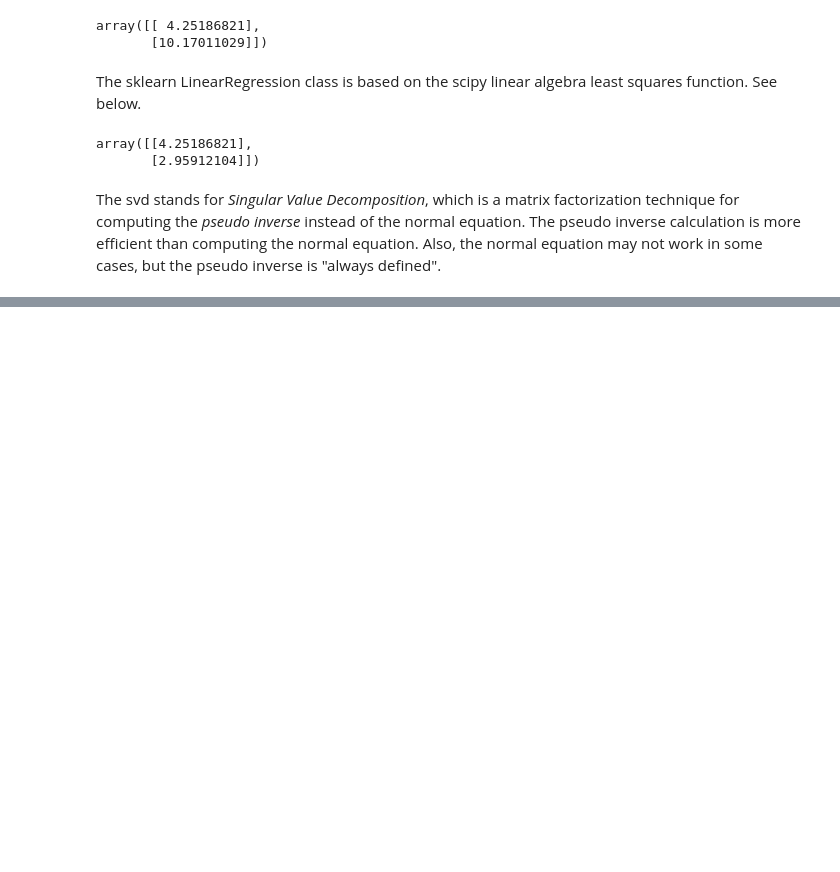
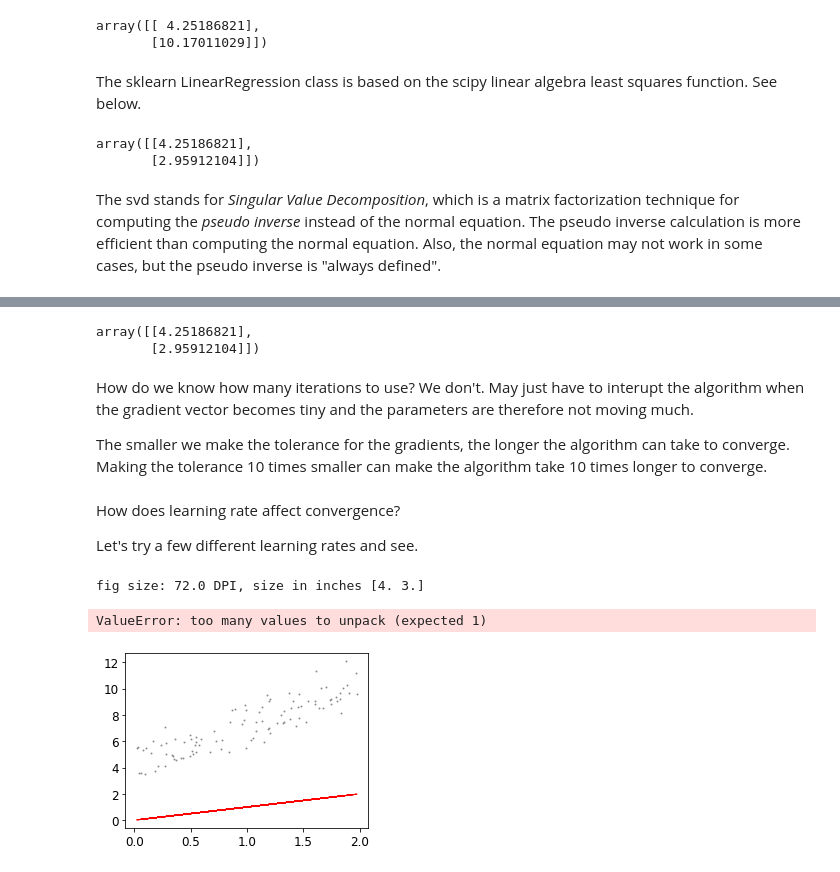
Before and after one commit to astidham2003/ml-study-group, a Jupyter notebook: chapter_4/training_models.ipynb, the cells around one changed output, grey strips where cells are left out. Cells and saved outputs as stored; diff of their text form; code cells hidden in the pictures; blank space fills up the shorter version.

Commit message:
Gradient descent

```diff
--- a/chapter_4/training_models.ipynb
+++ b/chapter_4/training_models.ipynb
@@ -187,0 +244,66 @@ The svd stands for _Singular Value Decomposition_, which is a matrix factorizati
+# %%
+eta = 0.1 # Learning rate
+n_iterations = 1000
+m = 100
+
+theta = np.random.randn(2, 1) # random initialization
+
+for iteration in range(n_iterations):
+    gradients = 2/m * X_b.T.dot(X_b.dot(theta) - y)
+    theta = theta - eta * gradients
+# %%
+theta # Same as predicted with theta_best_svd
+# %% [output]
+array([[4.25186821],
+       [2.95912104]])
+# %% [markdown]
+How do we know how many iterations to use?  We don't.  May just have to interupt the algorithm when the gradient vector becomes tiny and the parameters are therefore not moving much.
+
+The smaller we make the tolerance for the gradients, the longer the algorithm can take to converge.  Making the tolerance 10 times smaller can make the algorithm take 10 times longer to converge.
+# %% [markdown]
+How does learning rate affect convergence?
+
+Let's try a few different learning rates and see.
+# %%
+theta = np.random.randn(2, 1) # random initialization
+eta = 0.1 # Learning rate
+
+# Define code to animate the plots.
+# Retrieved from https://nipunbatra.github.io/blog/2017/linear-regression-prior.html
+
+# Code courtesy: http://eli.thegreenplace.net/2016/drawing-animated-gifs-with-matplotlib/
+from matplotlib.animation import FuncAnimation
+
+fig, ax = plt.subplots(figsize=(4, 3))
+fig.set_tight_layout(True)
+
+# Query the figure's on-screen size and DPI. Note that when saving the figure to
+# a file, we need to provide a DPI for that separately.
+print('fig size: {0} DPI, size in inches {1}'.format(
+    fig.get_dpi(), fig.get_size_inches()))
+
+# Plot a scatter that persists (isn't redrawn) and the initial line.
+
+ax.scatter(X, y, color='grey', alpha=0.8, s=1)
+
+# Initial Line
+line, = ax.plot(X_b, X_b.dot(theta), 'r-', linewidth=1)
+
+def update(i):
+    label = 'Iteration {0}'.format(i)
+    # Calculate new parameters
+    gradients = 2/m * X_b.T.dot(X_b.dot(theta) - y)
+    theta = theta - eta * gradients
+    # Calculate all of the y values
+    line.set_ydata(X_b.dot(theta))
+    ax.set_xlabel(label)
+    format_axes(ax)
+    return line, ax
+
+anim = FuncAnimation(fig, update, frames=np.arange(0, 100), interval=1)
+anim.save('line_prior.gif', dpi=80, writer='imagemagick')
+plt.close()
+# %% [output]
+fig size: 72.0 DPI, size in inches [4. 3.]
+ValueError: too many values to unpack (expected 1)
+[figure, added]
```
Also changed, not shown: parts of 8 cells of this notebook.
